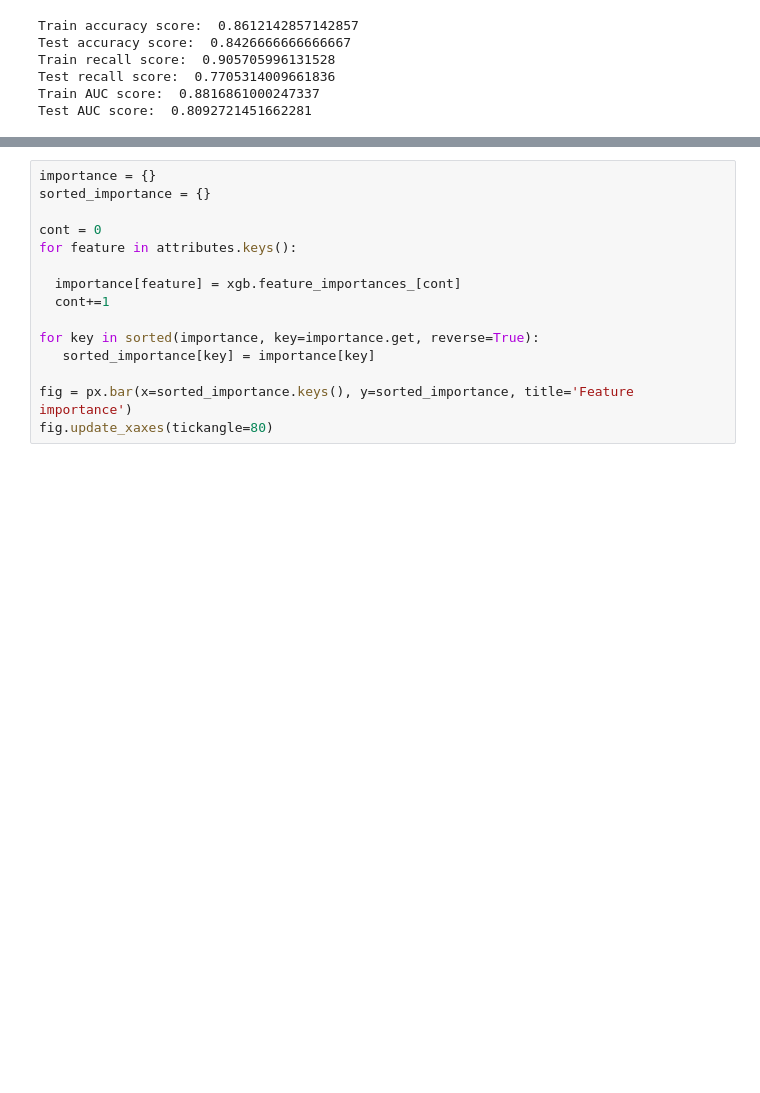
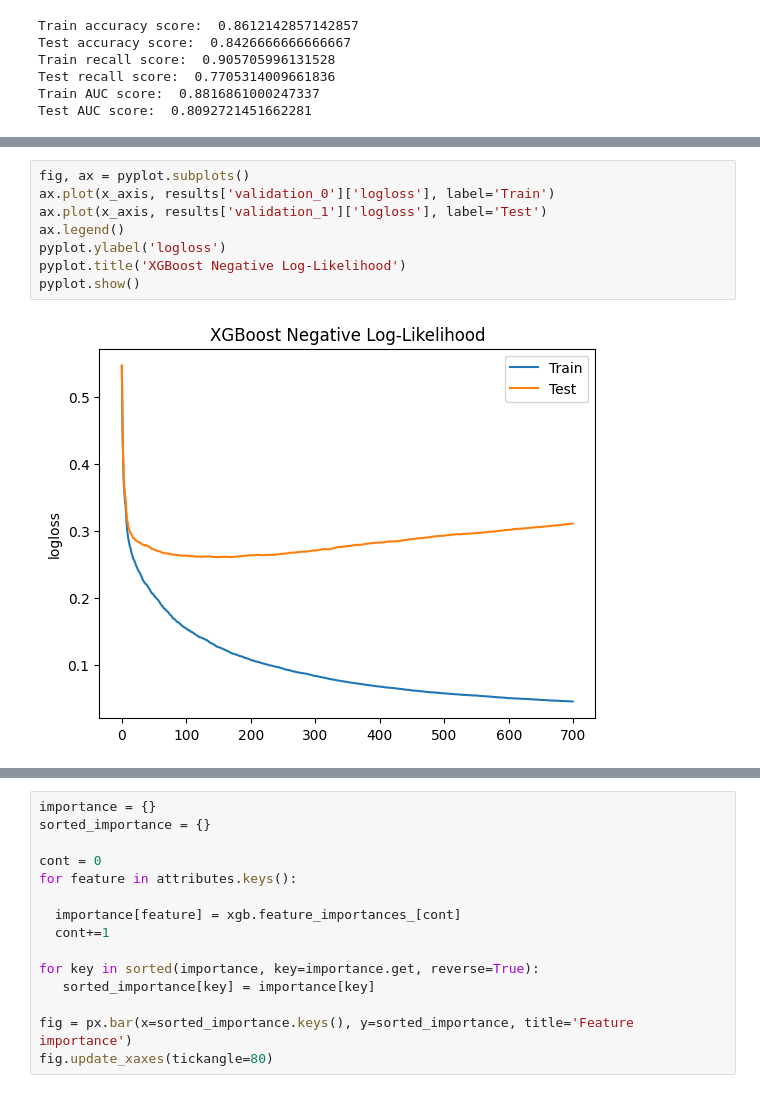
Before and after one commit to Ilvecho/Term-Deposit-Marketing, a Jupyter notebook: P2_notebook.ipynb, the cells around one changed output, grey strips where cells are left out. Drawn from its saved outputs; the diff is of its cells as text; blank space fills up the shorter version.

```diff
--- a/P2_notebook.ipynb
+++ b/P2_notebook.ipynb
@@ -1156,0 +1279,10 @@ Test AUC score:  0.8092721451662281
+# %%
+fig, ax = pyplot.subplots()
+ax.plot(x_axis, results['validation_0']['logloss'], label='Train')
+ax.plot(x_axis, results['validation_1']['logloss'], label='Test')
+ax.legend()
+pyplot.ylabel('logloss')
+pyplot.title('XGBoost Negative Log-Likelihood')
+pyplot.show()
+# %% [output]
+[figure, added]
```
Also changed, not shown: parts of 17 cells of this notebook.
